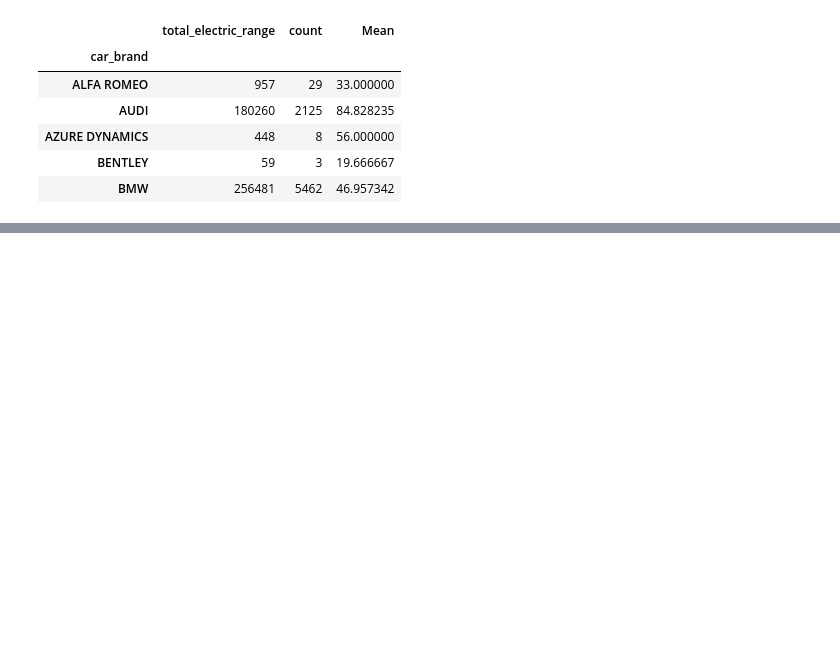
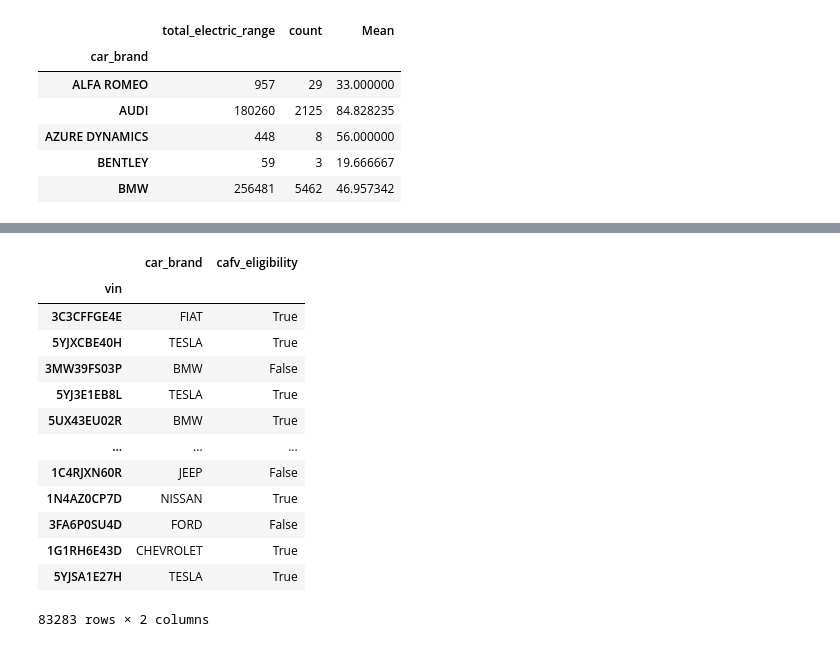
Before and after one commit to Manhatai/Data_Science_Excersises, a Jupyter notebook: Electric_vehicle_population.ipynb, the cells around one changed output, grey strips where cells are left out. Saved outputs shown, nothing was run; the diff lists cells and outputs as text; code cells hidden in the pictures; blank space fills up the shorter version.

```diff
--- a/Electric_vehicle_population.ipynb
+++ b/Electric_vehicle_population.ipynb
@@ -495,0 +546,18 @@ df_agg['Mean'].plot(kind='bar', figsize=(20, 12))
+# %%
+df_brand = df[['car_brand', 'cafv_eligibility']]
+df_brand
+# %% [output]
+|  | car_brand | cafv_eligibility |
+| vin |  |  |
+| 3C3CFFGE4E | FIAT | True |
+| 5YJXCBE40H | TESLA | True |
+| 3MW39FS03P | BMW | False |
+| 5YJ3E1EB8L | TESLA | True |
+| 5UX43EU02R | BMW | True |
+| ... | ... | ... |
+| 1C4RJXN60R | JEEP | False |
+| 1N4AZ0CP7D | NISSAN | True |
+| 3FA6P0SU4D | FORD | False |
+| 1G1RH6E43D | CHEVROLET | True |
+| 5YJSA1E27H | TESLA | True |
+83283 rows × 2 columns
```
Also changed, not shown: parts of 4 cells of this notebook.
